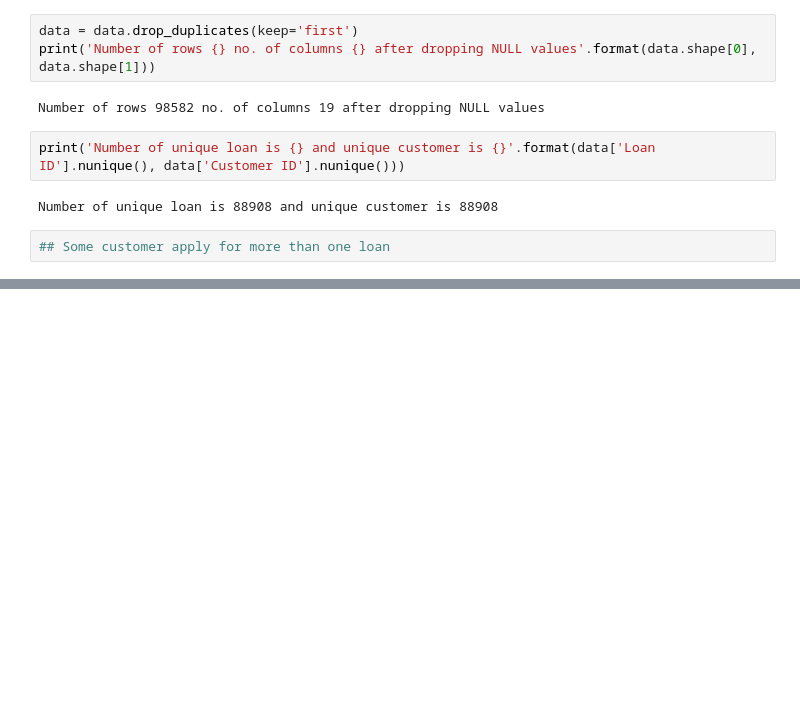
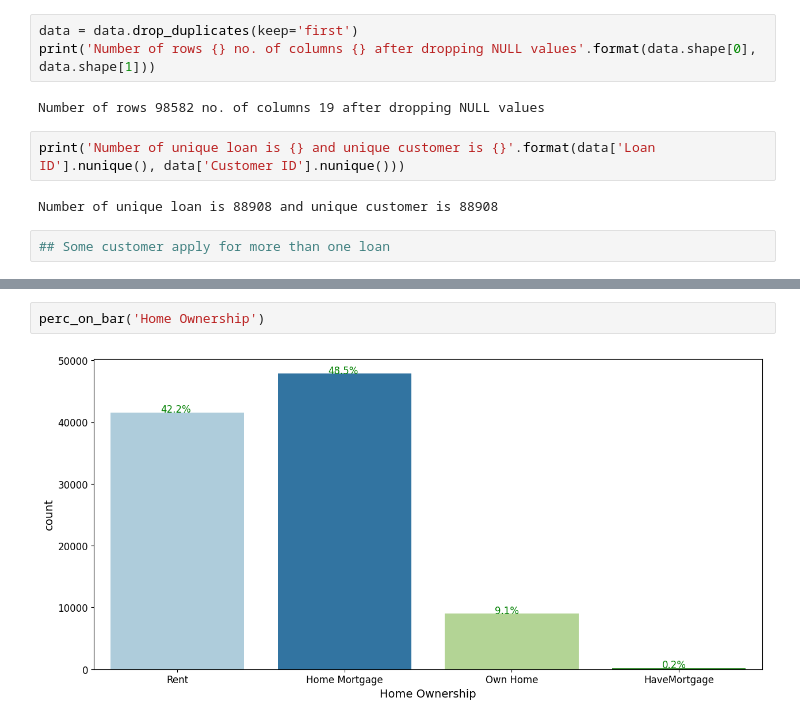
Before and after one commit to M-S-ALAM/Loan-Eligibility-Prediction, a Jupyter notebook: Exploratory Data Analysis.ipynb, the cells around one changed output, grey strips where cells are left out. Drawn from its saved outputs; the diff is of its cells as text; blank space fills up the shorter version.

```diff
--- a/Exploratory Data Analysis.ipynb
+++ b/Exploratory Data Analysis.ipynb
@@ -53,0 +114,4 @@ Number of unique loan is 88908 and unique customer is 88908
+# %%
+perc_on_bar('Home Ownership')
+# %% [output]
+[figure, added]
```
Also changed, not shown: parts of 48 cells of this notebook, 3 other files.
